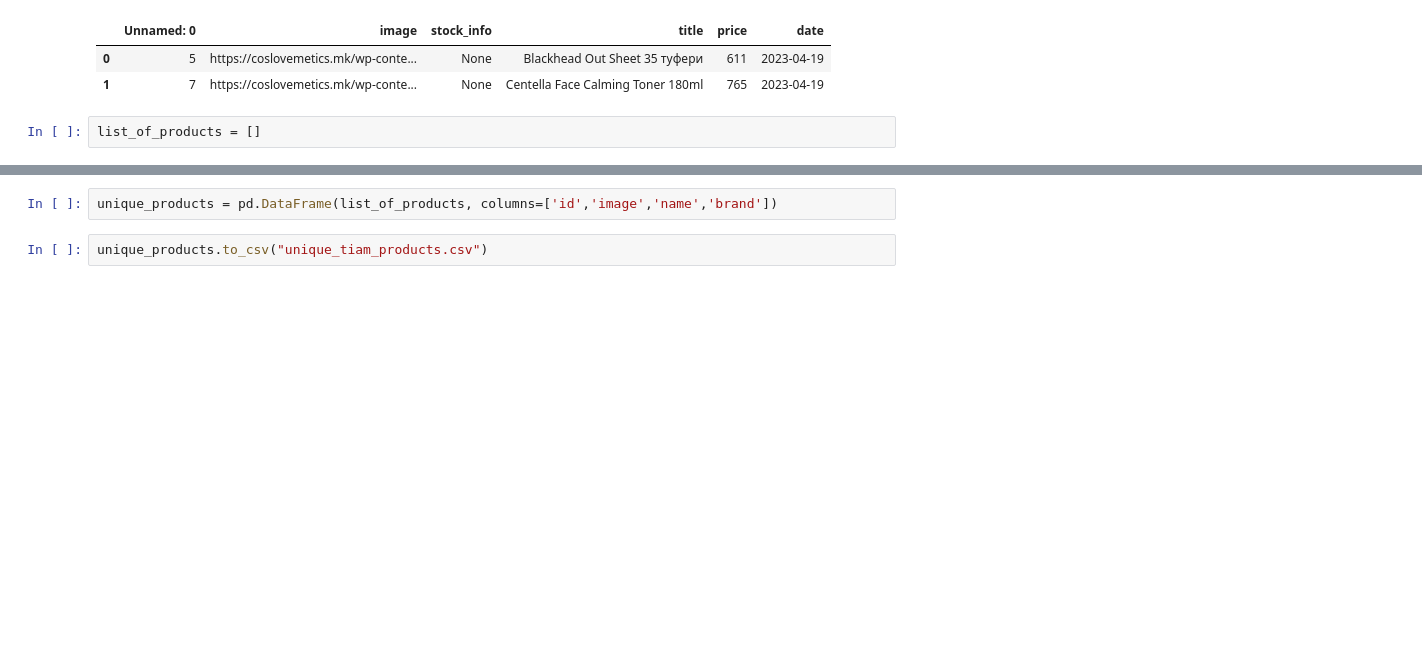
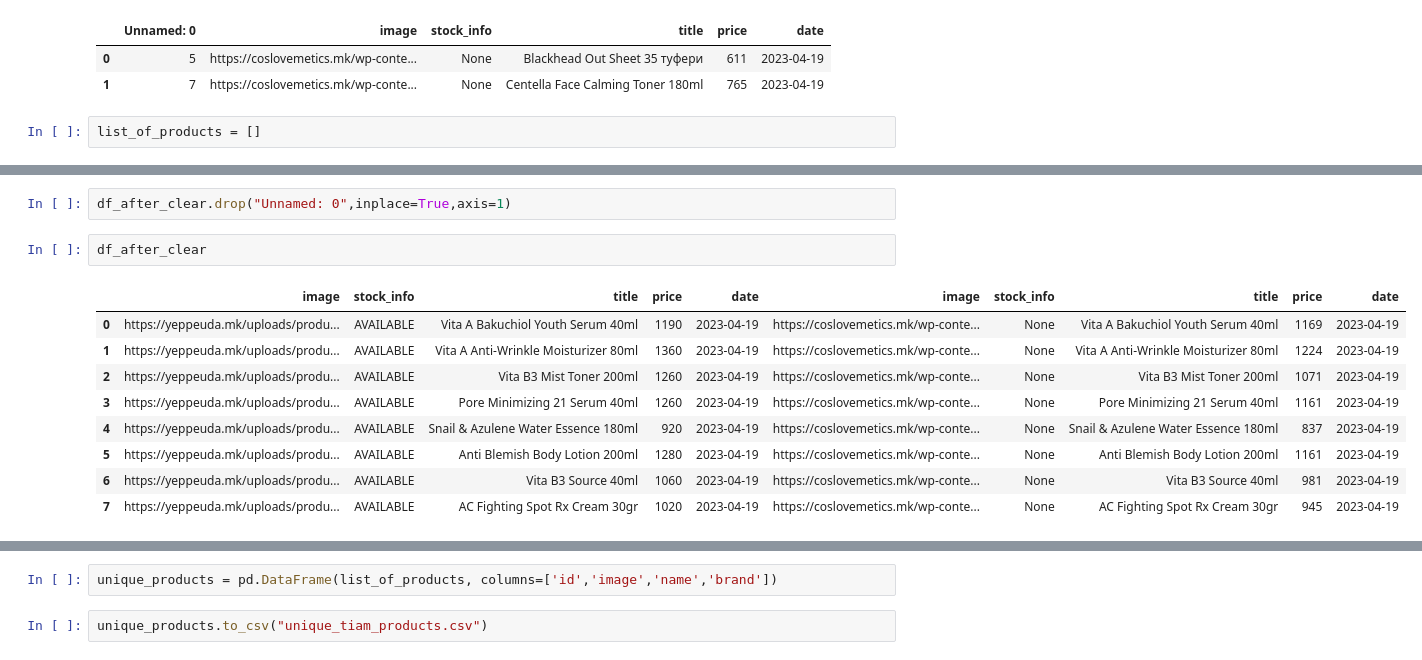
Before and after one commit to amatanasovska/affordable-skin, a Jupyter notebook: scraping-scripts/initial_scraping_files/initial_data_analysis.ipynb, the cells around one changed output, grey strips where cells are left out. Drawn from its saved outputs; the diff is of its cells as text; blank space fills up the shorter version.

```diff
--- a/scraping-scripts/initial_data_analysis.ipynb
+++ b/scraping-scripts/initial_scraping_files/initial_data_analysis.ipynb
@@ -278,0 +290,14 @@ for pair in equal_rows:
+# %%
+df_after_clear.drop("Unnamed: 0",inplace=True,axis=1)
+# %%
+df_after_clear
+# %% [output]
+|  | image | stock_info | title | price | date | image | stock_info | title | price | date |
+| 0 | https://yeppeuda.mk/uploads/produ... | AVAILABLE | Vita A Bakuchiol Youth Serum 40ml | 1190 | 2023-04-19 | https://coslovemetics.mk/wp-conte... | None | Vita A Bakuchiol Youth Serum 40ml | 1169 | 2023-04-19 |
+| 1 | https://yeppeuda.mk/uploads/produ... | AVAILABLE | Vita A Anti-Wrinkle Moisturizer 80ml | 1360 | 2023-04-19 | https://coslovemetics.mk/wp-conte... | None | Vita A Anti-Wrinkle Moisturizer 80ml | 1224 | 2023-04-19 |
+| 2 | https://yeppeuda.mk/uploads/produ... | AVAILABLE | Vita B3 Mist Toner 200ml | 1260 | 2023-04-19 | https://coslovemetics.mk/wp-conte... | None | Vita B3 Mist Toner 200ml | 1071 | 2023-04-19 |
+| 3 | https://yeppeuda.mk/uploads/produ... | AVAILABLE | Pore Minimizing 21 Serum 40ml | 1260 | 2023-04-19 | https://coslovemetics.mk/wp-conte... | None | Pore Minimizing 21 Serum 40ml | 1161 | 2023-04-19 |
+| 4 | https://yeppeuda.mk/uploads/produ... | AVAILABLE | Snail & Azulene Water Essence 180ml | 920 | 2023-04-19 | https://coslovemetics.mk/wp-conte... | None | Snail & Azulene Water Essence 180ml | 837 | 2023-04-19 |
+| 5 | https://yeppeuda.mk/uploads/produ... | AVAILABLE | Anti Blemish Body Lotion 200ml | 1280 | 2023-04-19 | https://coslovemetics.mk/wp-conte... | None | Anti Blemish Body Lotion 200ml | 1161 | 2023-04-19 |
+| 6 | https://yeppeuda.mk/uploads/produ... | AVAILABLE | Vita B3 Source 40ml | 1060 | 2023-04-19 | https://coslovemetics.mk/wp-conte... | None | Vita B3 Source 40ml | 981 | 2023-04-19 |
+| 7 | https://yeppeuda.mk/uploads/produ... | AVAILABLE | AC Fighting Spot Rx Cream 30gr | 1020 | 2023-04-19 | https://coslovemetics.mk/wp-conte... | None | AC Fighting Spot Rx Cream 30gr | 945 | 2023-04-19 |
```
Also changed, not shown: parts of 22 cells of this notebook, 18 other files.
